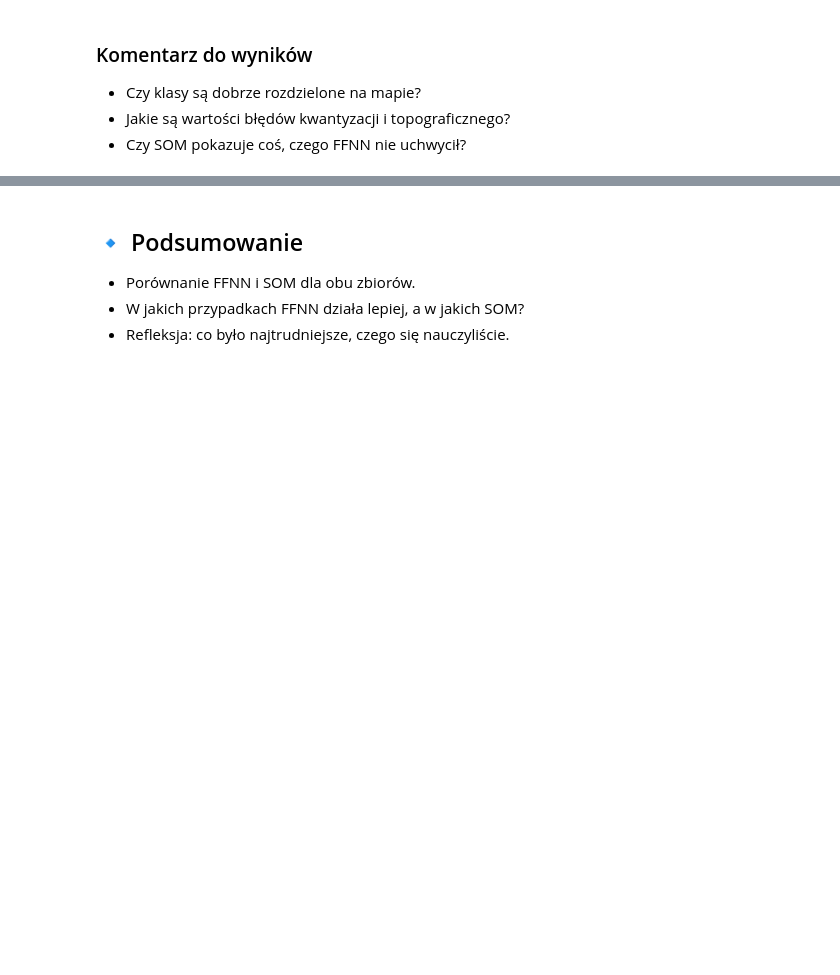
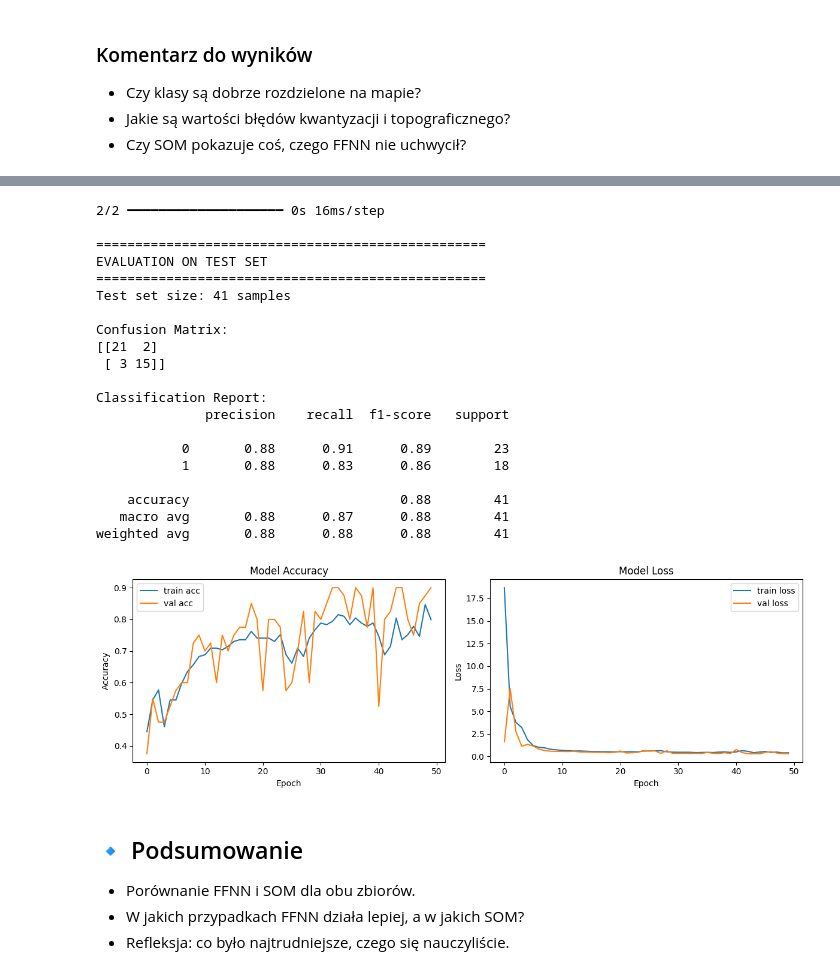
Before and after one commit to vect000r/computational_intelligence, a Jupyter notebook: LAB1.ipynb, the cells around one changed output, grey strips where cells are left out. Drawn from its saved outputs; the diff is of its cells as text; code cells hidden in the pictures; blank space fills up the shorter version.

```diff
--- a/LAB1.ipynb
+++ b/LAB1.ipynb
@@ -182,0 +213,17 @@ weighted avg       0.90      0.90      0.90        41
+# %%
+# Zbuduj i wytrenuj sieć FFNN
+from tensorflow import keras
+from tensorflow.keras import layers
+
+model = keras.Sequential([
+    # Input layer + First hidden layer
+    layers.Dense(64, activation='relu', input_shape=(X_train.shape[1],)),
+
+    layers.Dense(32, activation='relu'),
+
+    # Output layer
+    layers.Dense(2, activation='softmax')
+])
+
+model.compile(optimizer='adam', loss='sparse_categorical_crossentropy', metrics=['accuracy'])
+history = model.fit(X_train, y_train, epochs=50, validation_data=(X_val, y_val))
@@ -183,3 +249,61 @@ weighted avg       0.90      0.90      0.90        41
+# %%
+# Ewaluacja FFNN
+from sklearn.metrics import confusion_matrix, classification_report
+import matplotlib.pyplot as plt
+
+y_pred = model.predict(X_test).argmax(axis=1)
+
+print("\n" + "="*50)
+print("EVALUATION ON TEST SET")
+print("="*50)
+print(f"Test set size: {len(y_test)} samples")
+print("\nConfusion Matrix:")
+print(confusion_matrix(y_test, y_pred))
+print("\nClassification Report:")
+print(classification_report(y_test, y_pred))
+
+plt.figure(figsize=(12, 4))
+
+plt.subplot(1, 2, 1)
+plt.plot(history.history['accuracy'], label='train acc')
+plt.plot(history.history['val_accuracy'], label='val acc')
+plt.xlabel('Epoch')
+plt.ylabel('Accuracy')
+plt.legend()
+plt.title('Model Accuracy')
+
+plt.subplot(1, 2, 2)
+plt.plot(history.history['loss'], label='train loss')
+plt.plot(history.history['val_loss'], label='val loss')
+plt.xlabel('Epoch')
+plt.ylabel('Loss')
+plt.legend()
+plt.title('Model Loss')
+
+plt.tight_layout()
+plt.show()
+# %% [output]
+2/2 ━━━━━━━━━━━━━━━━━━━━ 0s 16ms/step
+
+==================================================
+EVALUATION ON TEST SET
+==================================================
+Test set size: 41 samples
+
+Confusion Matrix:
+[[21  2]
+ [ 3 15]]
+
+Classification Report:
+              precision    recall  f1-score   support
+
+           0       0.88      0.91      0.89        23
+           1       0.88      0.83      0.86        18
+
+    accuracy                           0.88        41
+   macro avg       0.88      0.87      0.88        41
+weighted avg       0.88      0.88      0.88        41
+[figure, added]
 # %% [markdown]
 ## 🔹 Podsumowanie
 - Porównanie FFNN i SOM dla obu zbiorów.
```
Also changed, not shown: parts of 4 cells of this notebook, 1 other file.
